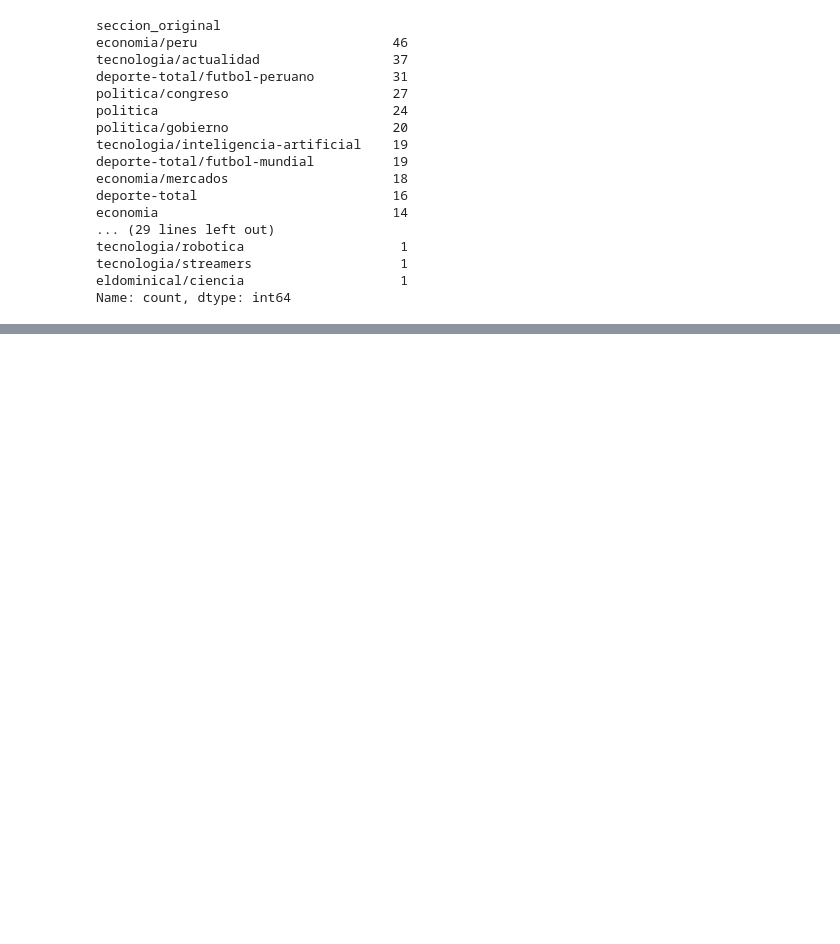
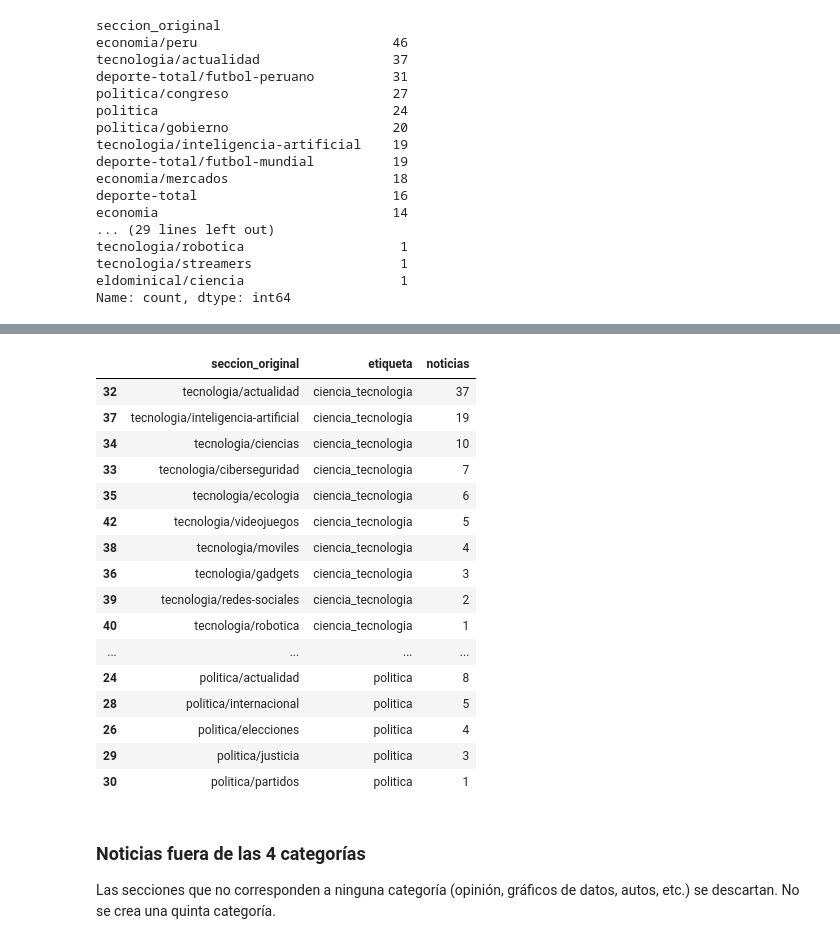
Before and after one commit to NoeliaLRuiz/Python_intermedio_2026, a Jupyter notebook: tarea_1/01_recoleccion.ipynb, the cells around one changed output, grey strips where cells are left out. Saved outputs shown, nothing was run; the diff lists cells and outputs as text; code cells hidden in the pictures; blank space fills up the shorter version.

```diff
--- a/tarea_1/01_recoleccion.ipynb
+++ b/tarea_1/01_recoleccion.ipynb
@@ -204,0 +208,15 @@ Name: count, dtype: int64
+# %%
+registro_descartes = []
+
+antes = len(noticias)
+noticias = noticias.drop_duplicates(subset="url")
+registro_descartes.append({"motivo": "URL duplicada", "noticias": antes - len(noticias)})
+
+antes = len(noticias)
+noticias = noticias[noticias["titular"].str.strip() != ""]
+registro_descartes.append({"motivo": "Titular vacío", "noticias": antes - len(noticias)})
+
+# Un mismo titular en dos URL podría quedar una vez en train y otra en test
+antes = len(noticias)
+noticias = noticias.drop_duplicates(subset="titular")
+registro_descartes.append({"motivo": "Mismo titular con otra URL", "noticias": antes - len(noticias)})
@@ -204,0 +226,37 @@ Name: count, dtype: int64
+# %%
+MAPEO_SECCION = {
+    "politica": "politica",
+    "economia": "economia",
+    "deporte-total": "deportes",
+    "tecnologia": "ciencia_tecnologia",
+}
+noticias["seccion_principal"] = noticias["seccion_original"].str.split("/").str[0]
+noticias["etiqueta"] = noticias["seccion_principal"].map(MAPEO_SECCION)
+
+tabla_equivalencias = noticias.groupby("seccion_original", as_index=False).agg(
+    etiqueta=("etiqueta", "first"),
+    noticias=("url", "count"),
+)
+tabla_equivalencias["etiqueta"] = tabla_equivalencias["etiqueta"].fillna("descartada")
+tabla_equivalencias.sort_values(["etiqueta", "noticias"], ascending=[True, False])
+# %% [output]
+|  | seccion_original | etiqueta | noticias |
+| 32 | tecnologia/actualidad | ciencia_tecnologia | 37 |
+| 37 | tecnologia/inteligencia-artificial | ciencia_tecnologia | 19 |
+| 34 | tecnologia/ciencias | ciencia_tecnologia | 10 |
+| 33 | tecnologia/ciberseguridad | ciencia_tecnologia | 7 |
+| 35 | tecnologia/ecologia | ciencia_tecnologia | 6 |
+| 42 | tecnologia/videojuegos | ciencia_tecnologia | 5 |
+| 38 | tecnologia/moviles | ciencia_tecnologia | 4 |
+| 36 | tecnologia/gadgets | ciencia_tecnologia | 3 |
+| 39 | tecnologia/redes-sociales | ciencia_tecnologia | 2 |
+| 40 | tecnologia/robotica | ciencia_tecnologia | 1 |
+| ... | ... | ... | ... |
+| 24 | politica/actualidad | politica | 8 |
+| 28 | politica/internacional | politica | 5 |
+| 26 | politica/elecciones | politica | 4 |
+| 29 | politica/justicia | politica | 3 |
+| 30 | politica/partidos | politica | 1 |
+# %% [markdown]
+### Noticias fuera de las 4 categorías
+Las secciones que no corresponden a ninguna categoría (opinión, gráficos de datos, autos, etc.) se descartan. No se crea una quinta categoría.
```
Also changed, not shown: parts of 16 cells of this notebook, 1 other file.
